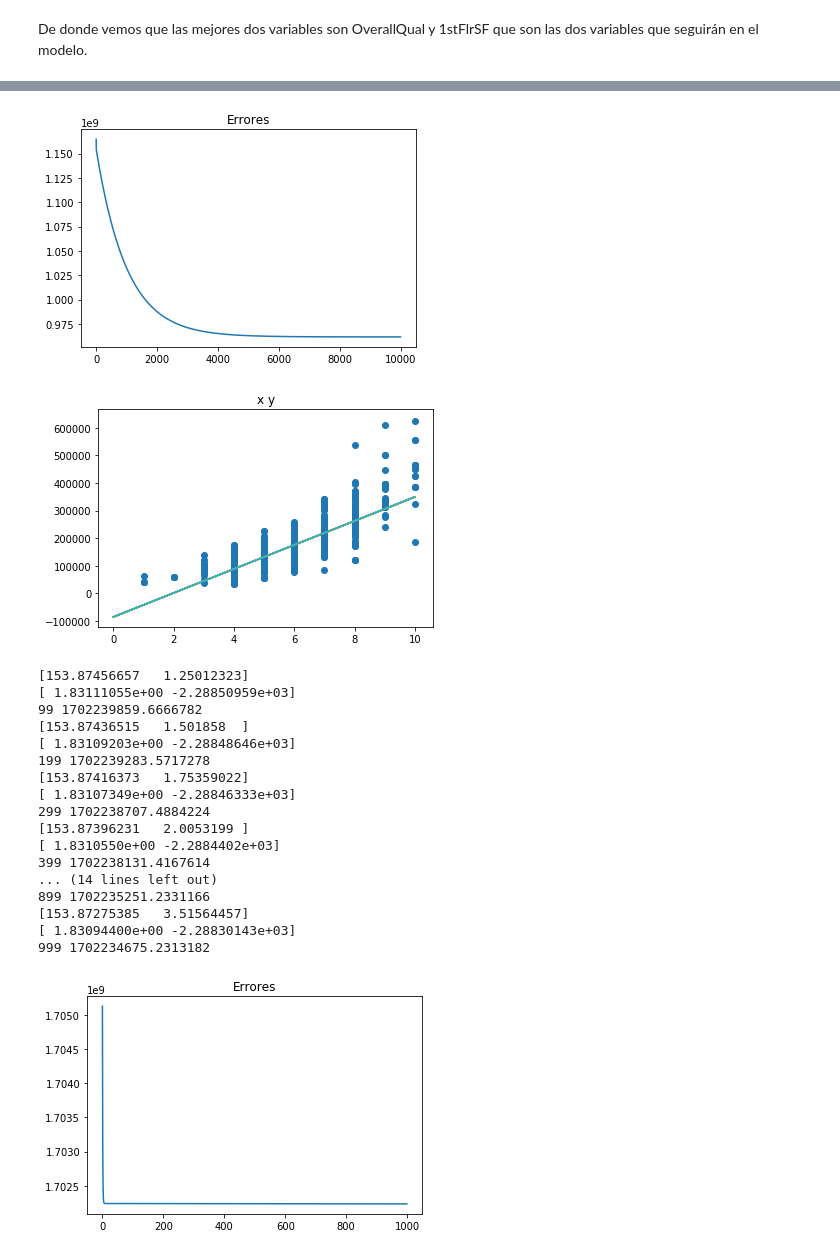
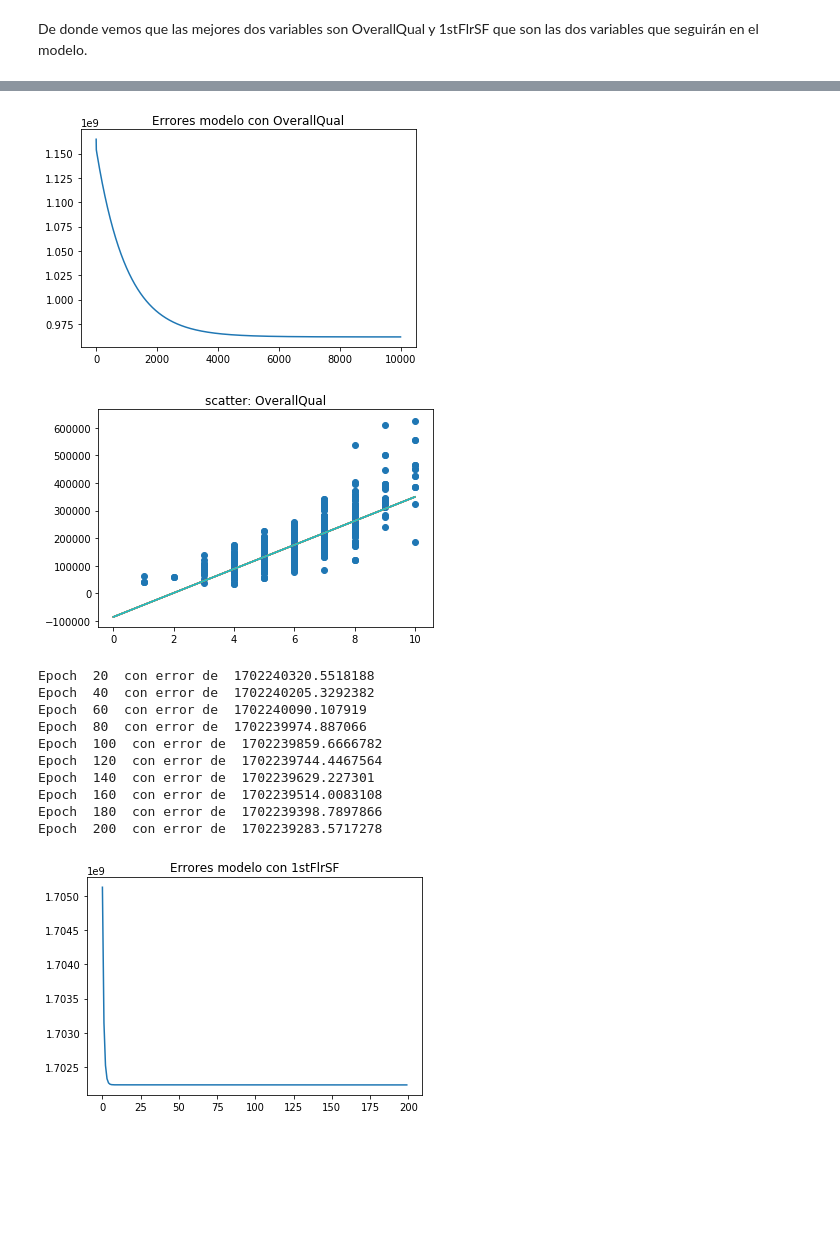
Before and after one commit to Josealigo/Proyecto1_CDP, a Jupyter notebook: Proyecto1-Jose_Ligorria.ipynb, the cells around one changed output, grey strips where cells are left out. Cells and saved outputs as stored; diff of their text form; code cells hidden in the pictures; blank space fills up the shorter version.

```diff
--- a/Proyecto1-Jose_Ligorria.ipynb
+++ b/Proyecto1-Jose_Ligorria.ipynb
@@ -153,6 +134,6 @@ iteraciones,errores = modelo_regresion1(np.array([1,2,3,4,5]),np.array([2,2,4,5,
 # %%
-def visulizar_errores(vector_errores):
+def visulizar_errores(vector_errores,nombre):
     plt.plot(vector_errores)
-    plt.title('Errores')
+    plt.title('Errores modelo con ' + nombre)
     plt.show()
 # %%
@@ -191,34 +165,26 @@ iteraciones1,errores1 = modelo_regresion1(data_entrenamiento[:,1],y,10000,1000,0
 # %%
-visulizar_errores(errores1)
+visulizar_errores(errores1,names[1])
 # %% [output]
-[figure, old version]
+[figure, new version]
 # %%
-visualizar_modelo(data_entrenamiento[:,1],y,iteraciones1,1000)
+visualizar_modelo(data_entrenamiento[:,1],y,iteraciones1,1000,names[1])
 # %% [output]
-[figure, old version]
+[figure, new version]
 # %%
-iteraciones2,errores2 = modelo_regresion1(data_entrenamiento[:,2],y,1000,100,0.0000011)
-#errores
+iteraciones2,errores2 = modelo_regresion1(data_entrenamiento[:,2],y,200,20,0.0000011)
 # %% [output]
-[153.87456657   1.25012323]
-[ 1.83111055e+00 -2.28850959e+03]
-99 1702239859.6666782
-[153.87436515   1.501858  ]
-[ 1.83109203e+00 -2.28848646e+03]
-199 1702239283.5717278
-[153.87416373   1.75359022]
-[ 1.83107349e+00 -2.28846333e+03]
-299 1702238707.4884224
-[153.87396231   2.0053199 ]
-[ 1.8310550e+00 -2.2884402e+03]
-399 1702238131.4167614
-... (14 lines left out)
-899 1702235251.2331166
-[153.87275385   3.51564457]
-[ 1.83094400e+00 -2.28830143e+03]
-999 1702234675.2313182
+Epoch  20  con error de  1702240320.5518188
+Epoch  40  con error de  1702240205.3292382
+Epoch  60  con error de  1702240090.107919
+Epoch  80  con error de  1702239974.887066
+Epoch  100  con error de  1702239859.6666782
+Epoch  120  con error de  1702239744.4467564
+Epoch  140  con error de  1702239629.227301
+Epoch  160  con error de  1702239514.0083108
+Epoch  180  con error de  1702239398.7897866
+Epoch  200  con error de  1702239283.5717278
 # %%
-visulizar_errores(errores2)
+visulizar_errores(errores2,names[2])
 # %% [output]
-[figure, old version]
+[figure, new version]
 # %%
```
Also changed, not shown: parts of 10 cells of this notebook.
